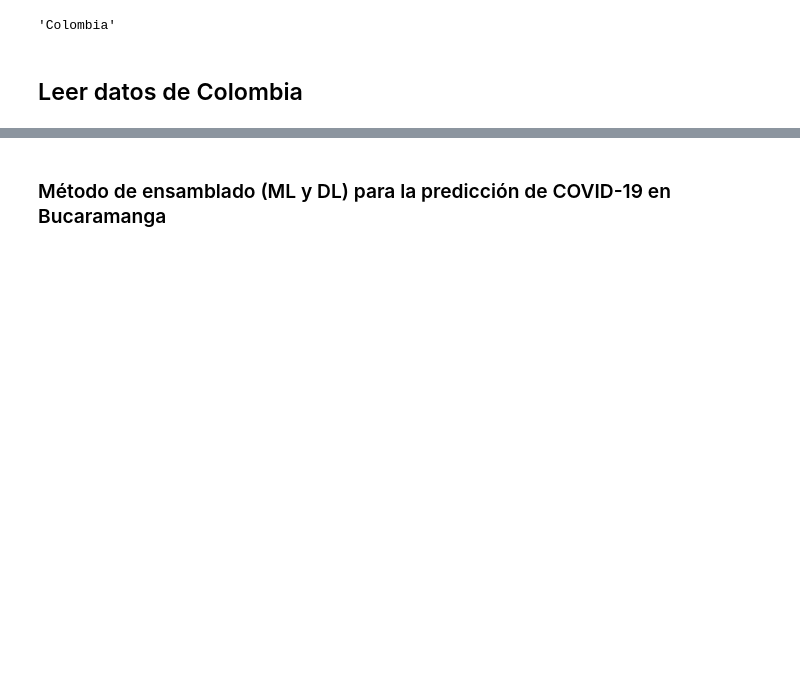
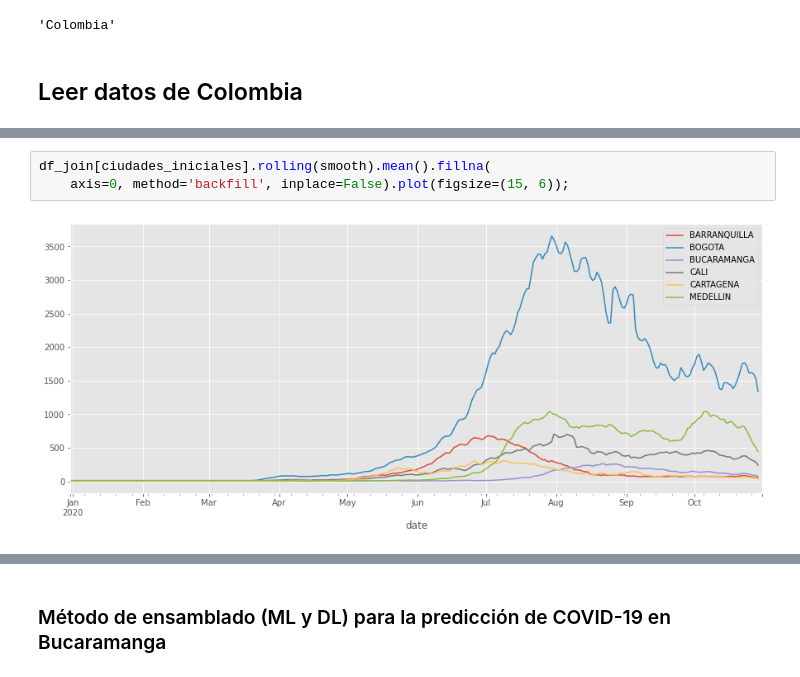
Before and after one commit to jeffersonrodriguezc/Forecasting_COVID_BGA, a Jupyter notebook: Prediccion_COVID_bga.ipynb, the cells around one changed output, grey strips where cells are left out. Saved outputs shown, nothing was run; the diff lists cells and outputs as text; blank space fills up the shorter version.

```diff
--- a/Prediccion_COVID_bga.ipynb
+++ b/Prediccion_COVID_bga.ipynb
@@ -422,0 +334,5 @@ ts_analysis_plots(serie_bucaramanga)
+# %%
+df_join[ciudades_iniciales].rolling(smooth).mean().fillna(
+    axis=0, method='backfill', inplace=False).plot(figsize=(15, 6));
+# %% [output]
+[figure, added]
```
Also changed, not shown: parts of 87 cells of this notebook, 4 other files.
